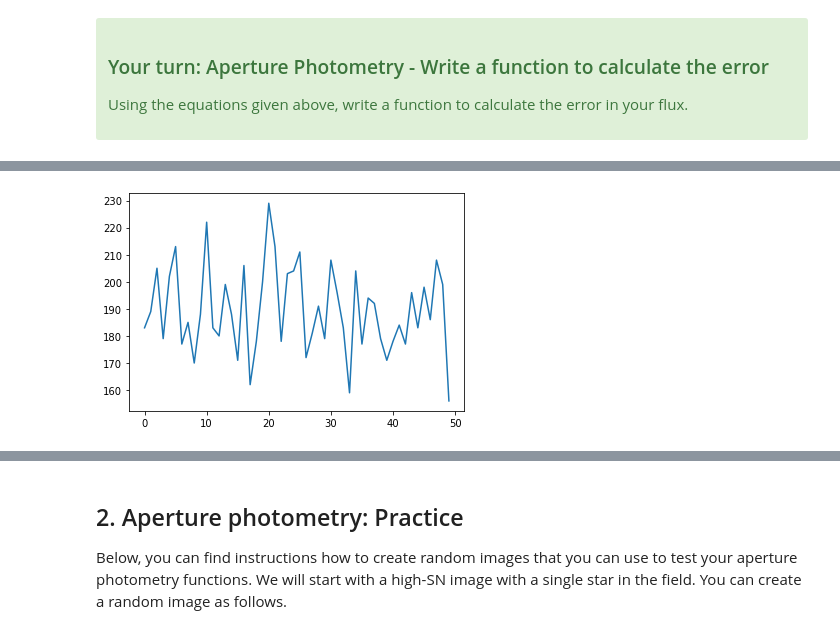
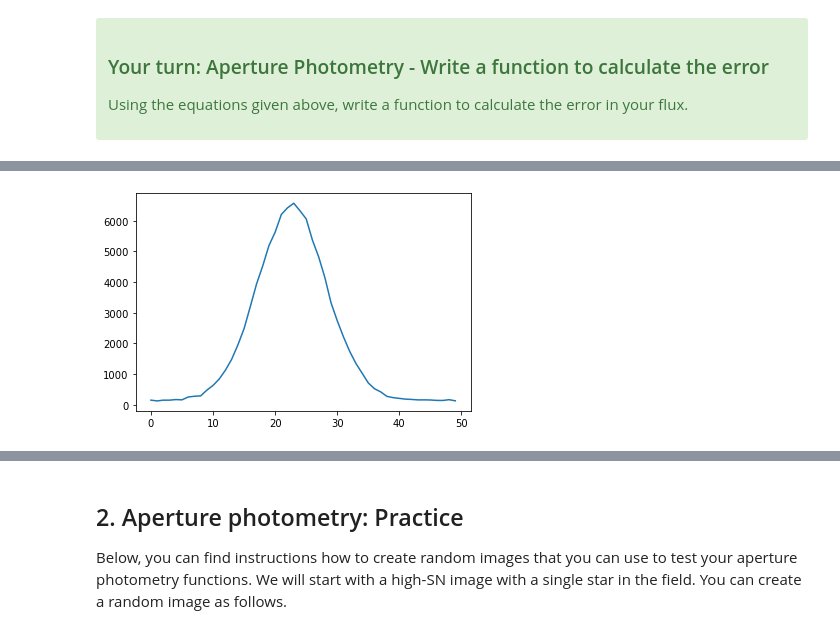
Before and after one commit to wfw23/Astrolabs, a Jupyter notebook: Chapter2_AperturePhotometry.ipynb, the cells around one changed output, grey strips where cells are left out. Drawn from its saved outputs; the diff is of its cells as text; code cells hidden in the pictures.

```diff
--- a/Chapter2_AperturePhotometry.ipynb
+++ b/Chapter2_AperturePhotometry.ipynb
@@ -482,5 +479,5 @@ test_me.plot_y(36)
 # %%
-test_me.plot_x(38)
+test_me.plot_x(28)
 # %% [output]
-[figure, old version]
+[figure, new version]
 # %%
```
Also changed, not shown: parts of 36 cells of this notebook, 1 other file.
